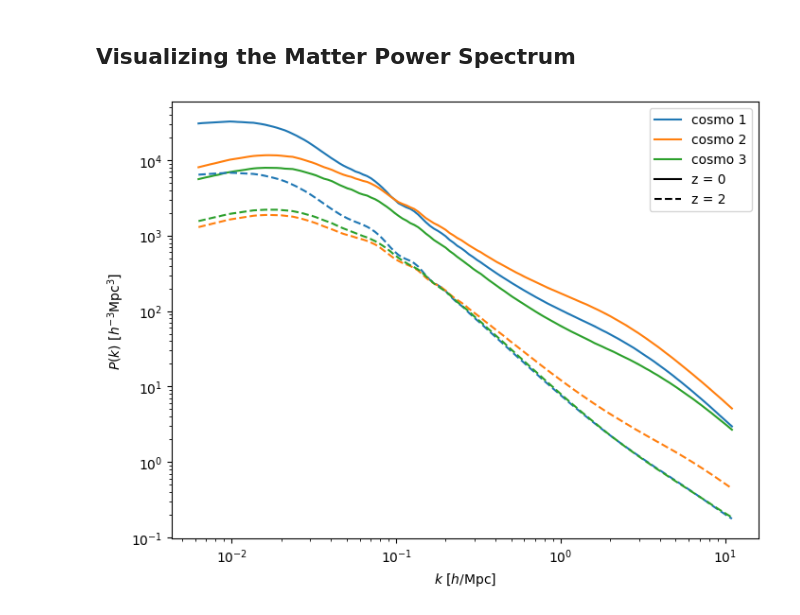
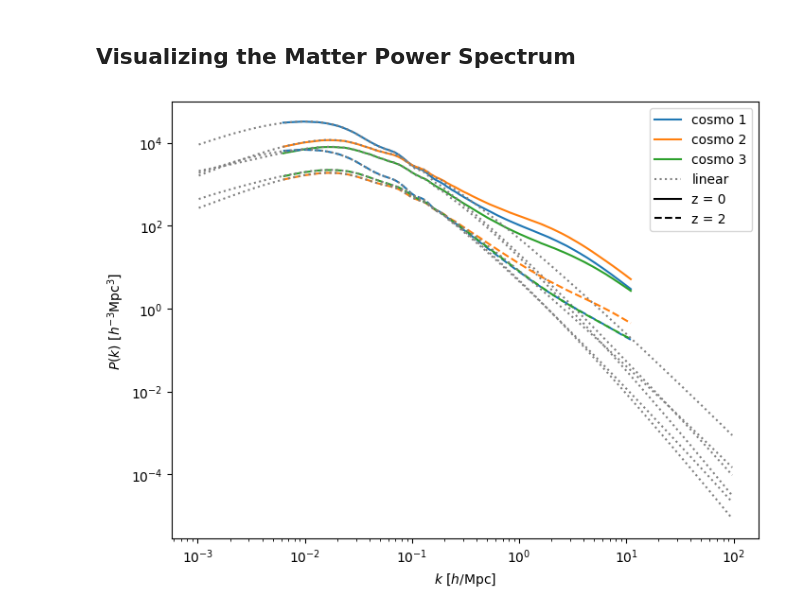
Before and after one commit to astro-YYH/GokuNEmu, a Jupyter notebook: examples/example.ipynb, the cells around one changed output. Saved outputs shown, nothing was run; the diff lists cells and outputs as text; code cells hidden in the pictures.

Commit message:
linear model implemented

```diff
--- a/examples/example.ipynb
+++ b/examples/example.ipynb
@@ -42,34 +47,39 @@ cosmo_params2 = np.array([ 3.619600e-01,  5.041000e-02,  7.133867e-01,  1.841333
          8.010000e-01,  8.363333e-02, -6.456667e-01,  7.960000e-02,
          3.057133e+00, -3.313333e-02])
 
-cosmo_set = np.array([cosmo_params, cosmo_params1,cosmo_params2])
-k, Pk_set = emu.predict(cosmo_set, redshifts=zs)
+cosmo_set = np.array([cosmo_params, cosmo_params1, cosmo_params2])
+k, Pk_set = emu.get_matter_power(cosmo_set, redshifts=zs)
+k_lin, Pk_lin_set = emu.get_matter_power_lin(cosmo_set, redshifts=zs)
 # %% [markdown]
 ## Visualizing the Matter Power Spectrum
 # %%
 color_list = ['C0', 'C1', 'C2']
 # plot z = 0 and 2
 plt.figure(figsize=(8, 6))
 # z = 0
 i_z0 = 0
 plt.plot(k, Pk_set[0][i_z0], label="cosmo 1", color=color_list[0])
 plt.plot(k, Pk_set[1][i_z0], label="cosmo 2", color=color_list[1])
 plt.plot(k, Pk_set[2][i_z0], label="cosmo 3", color=color_list[2])
+for i in range(len(cosmo_set)):
+    plt.plot(k_lin, Pk_lin_set[i][i_z0], linestyle=':', color='gray', label='linear' if i==0 else "")
 # z = 2
 i_z2 = 6
 plt.plot(k, Pk_set[0][i_z2], linestyle='--', color=color_list[0])
 plt.plot(k, Pk_set[1][i_z2], linestyle='--', color=color_list[1])
 plt.plot(k, Pk_set[2][i_z2], linestyle='--', color=color_list[2])
+for i in range(len(cosmo_set)):
+    plt.plot(k_lin, Pk_lin_set[i][i_z2], linestyle=':', color='gray')
 
 # dummy plot for linestyles
 plt.plot([], [], label="z = 0", color='black')
 plt.plot([], [], linestyle='--', label="z = 2", color='black')
 # plt.plot(k, Pk_true_interp, label="true")
 plt.xscale("log")
 plt.yscale("log")
 plt.xlabel(r"$k$ [$h$/Mpc]")
 plt.ylabel(r"$P(k)$ [$h^{-3}$Mpc$^3$]")
 plt.legend()
 plt.show()
 # %% [output]
-[figure, old version]
+[figure, new version]
```
Also changed, not shown: parts of 3 cells of this notebook, 39 other files.
